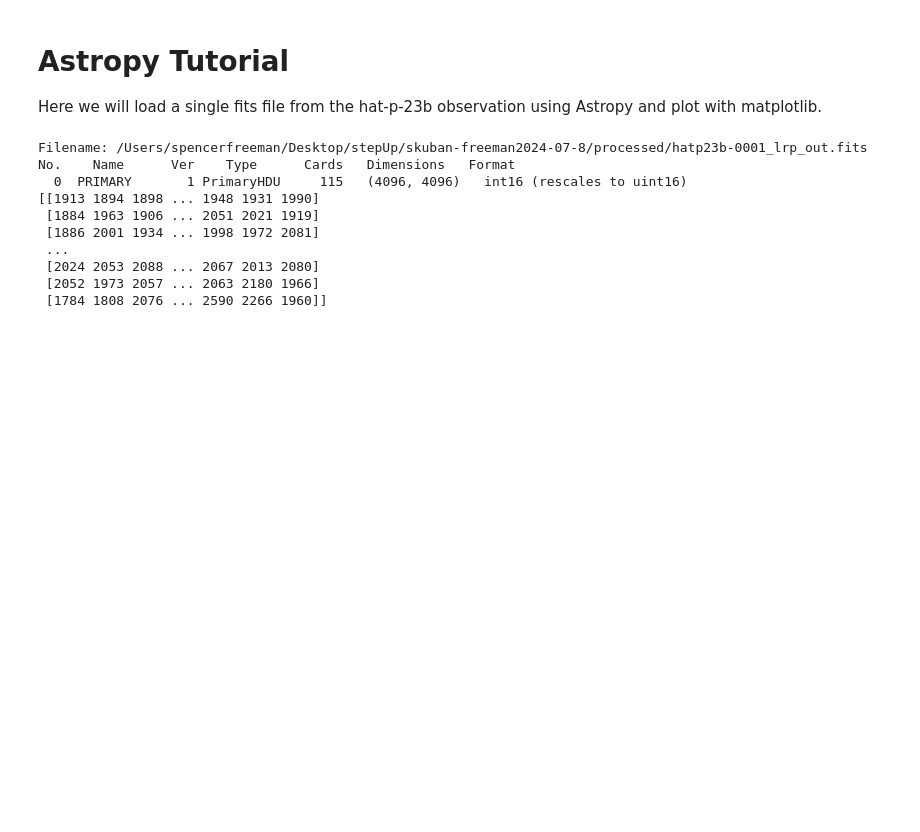
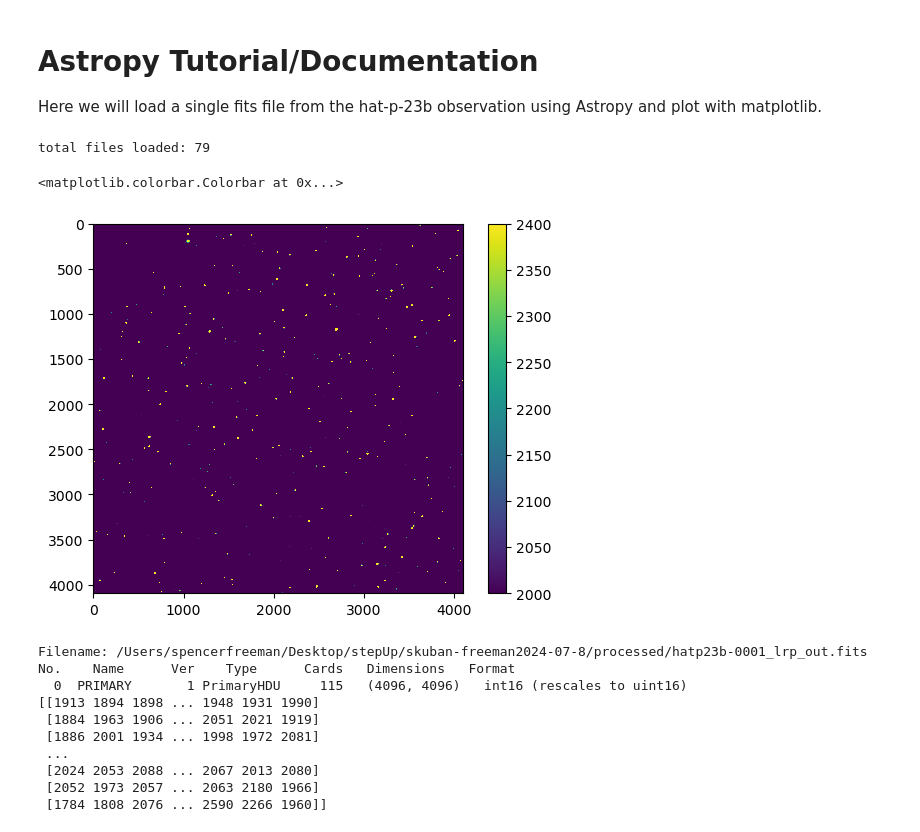
Before and after one commit to STEPUP-AstroPGH/LightKurveDEMO, a Jupyter notebook: doc_examples/astropy.ipynb, the cells around one changed output. Cells and saved outputs as stored; diff of their text form; code cells hidden in the pictures; blank space fills up the shorter version.

```diff
--- a/doc_examples/astropy.ipynb
+++ b/doc_examples/astropy.ipynb
@@ -1,5 +1,5 @@
 # %% [markdown]
-# Astropy Tutorial
+# Astropy Tutorial/Documentation
 Here we will load a single fits file from the hat-p-23b observation using Astropy and plot with matplotlib.
 # %%
 import numpy as np
@@ -8,6 +8,36 @@ import matplotlib.pyplot as plt
 %matplotlib inline
 
 from astropy.io import fits
+# %%
+'''
+lets loop over all the fits files in our directory and store them in a linked list.
+We will import the os module to pull local FITS files into the program and the collections module to store files in a linked list.
+'''
+import os
+import collections
+
+#user specific path...
+directory = '/Users/spencerfreeman/Desktop/stepUp/skuban-freeman2024-07-8/processed/'
+file_linkedlist = collections.deque()
+
+for filename in os.listdir(directory):
+    f = os.path.join(directory, filename)
+    if os.path.isfile(f):
+        file = fits.open(f)
+        file_linkedlist.append(file)
+
+print('total files loaded: {0}'.format(len(file_linkedlist)))
+
+for f in file_linkedlist:
+    file_data = f[0].data
+
+#display the sixth node of the linked list as a colored plot of pixel values
+plt.imshow(file_linkedlist[5][0].data, vmin=2000, vmax=2400)
+plt.colorbar()
+# %% [output]
+total files loaded: 79
+<matplotlib.colorbar.Colorbar at 0x...>
+[figure, added]
 # %%
 file = fits.open('/Users/spencerfreeman/Desktop/stepUp/skuban-freeman2024-07-8/processed/hatp23b-0001_lrp_out.fits')
 #contains HDU data header unit...
```
